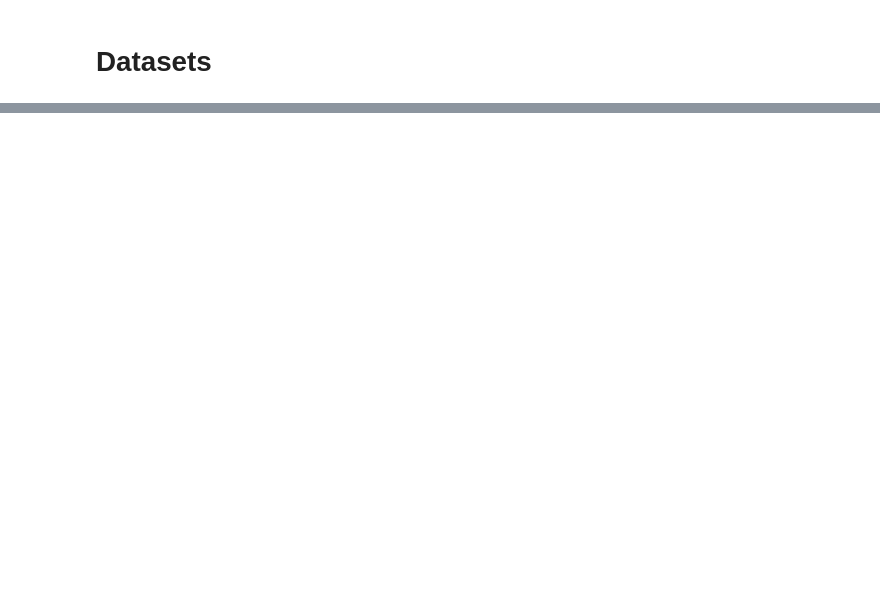
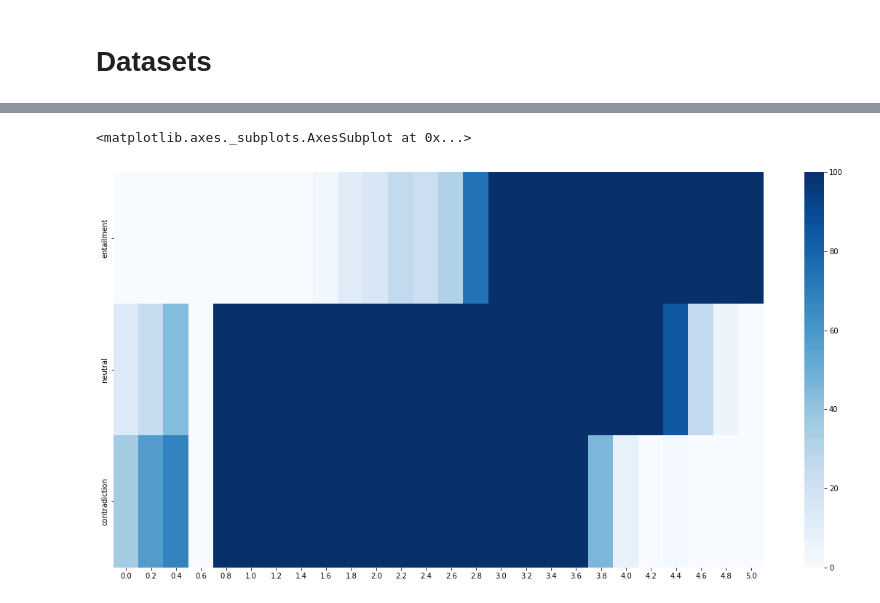
Before and after one commit to kyaoNK/bert_asag, a Jupyter notebook: CREATE_DATASET.ipynb, the cells around one changed output, grey strips where cells are left out. Drawn from its saved outputs; the diff is of its cells as text; code cells hidden in the pictures; blank space fills up the shorter version.

```diff
--- a/CREATE_DATASET.ipynb
+++ b/CREATE_DATASET.ipynb
@@ -77,0 +116,5 @@ sys.path.append('/content/drive/MyDrive/Colab Notebooks/my-modules')
+# %%
+jglue_label_df = jglue_df[[ 'label_rte' , 'label_sts' ]]
+
+jglue_label_df = jglue_label_df.apply(function, axis=1)
+jglue_label_df
@@ -77,0 +162,42 @@ sys.path.append('/content/drive/MyDrive/Colab Notebooks/my-modules')
+# %%
+#@title heat map
+
+import pandas as pd
+import numpy as np
+import seaborn as sns
+import matplotlib as mpl
+import matplotlib.pyplot as plt
+
+s = jglue_label_df[[0,1]]
+freq = s.value_counts()
+
+freq = s.value_counts(sort=True, ascending=True, dropna=False)
+freq_df = pd.DataFrame(freq)
+freq_df.columns = ['freq']
+freq_df = freq_df.sort_index()
+
+sts_range = np.round(np.arange(0, 5.2, 0.2) , 2).tolist()
+sts_range = sts_range * 3
+
+rte_range = ['entailment']*26
+rte_range.extend( ['neutral']*26)
+rte_range.extend( ['contradiction']*26)
+
+df = pd.DataFrame(index=[rte_range, sts_range], columns=['freq'])
+df.fillna(0, inplace=True)
+df.update(freq_df)
+df
+
+freq_2d = [
+    df.loc['entailment'].T.values.tolist()[0],
+    df.loc['neutral'].T.values.tolist()[0],
+    df.loc['contradiction'].T.values.tolist()[0]
+]
+
+df_ = pd.DataFrame(data=freq_2d, index=['entailment', 'neutral', 'contradiction'], columns=np.round(np.arange(0, 5.2, 0.2),2))
+
+plt.figure(figsize=(20, 10))
+sns.heatmap(df_, cmap='Blues', vmax=100)
+# %% [output]
+<matplotlib.axes._subplots.AxesSubplot at 0x...>
+[figure, added]
```
Also changed, not shown: parts of 27 cells of this notebook.
